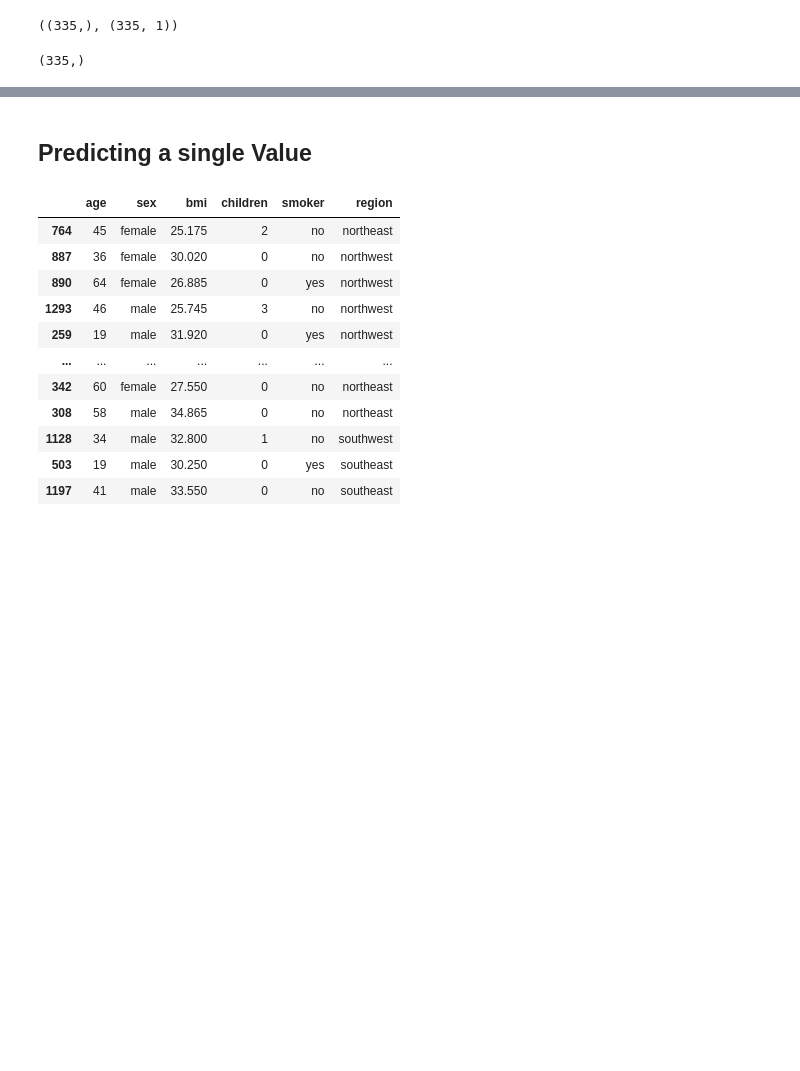
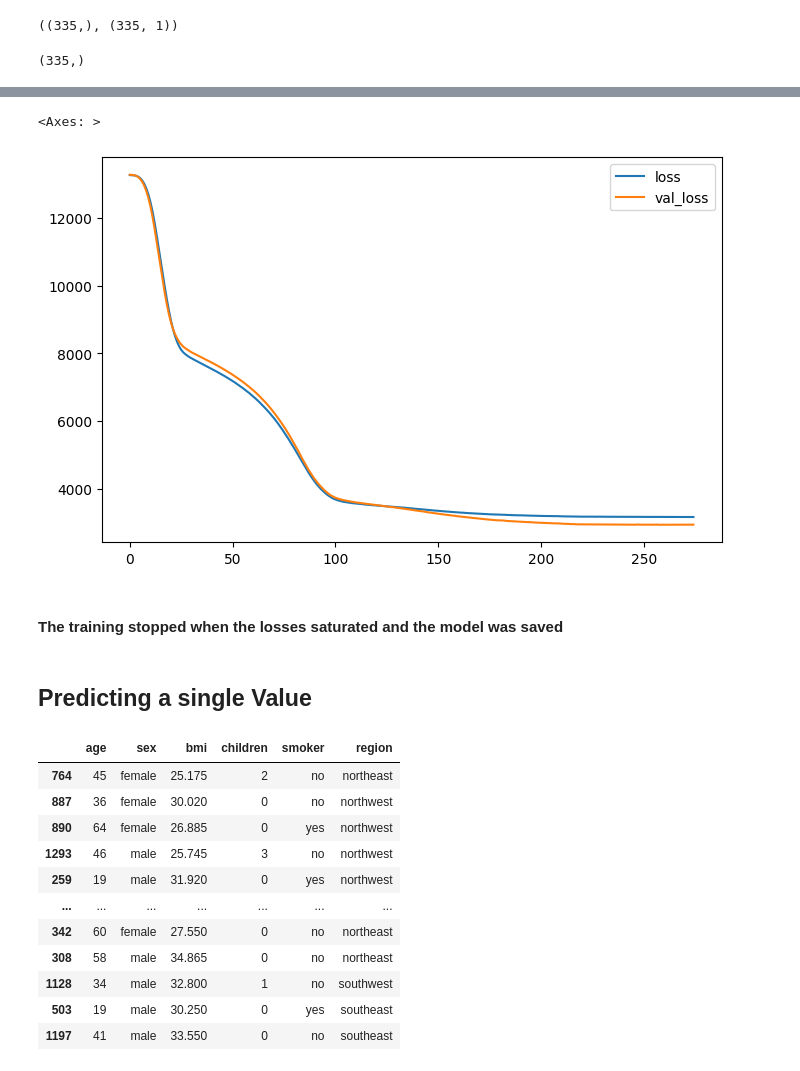
Before and after one commit to afaqueumer/TensorFlow-Dev, a Jupyter notebook: 01 - Regression using TensorFlow.ipynb, the cells around one changed output, grey strips where cells are left out. Saved outputs shown, nothing was run; the diff lists cells and outputs as text; code cells hidden in the pictures; blank space fills up the shorter version.

Commit message:
Added Early stopping and Checkpoint concept

```diff
--- a/01 - Regression using TensorFlow.ipynb
+++ b/01 - Regression using TensorFlow.ipynb
@@ -192,0 +214,21 @@ history.history
+# %%
+early_stopping = tf.keras.callbacks.EarlyStopping(monitor='val_loss', mode='auto', patience = 10, min_delta=.01,)
+# %%
+# saving best model weights observed during the epochs within early stopping
+model_checkpoint = tf.keras.callbacks.ModelCheckpoint('data/best_model.h5', monitor='val_loss', save_best_only=True, mode='min', verbose=1)
+# %%
+# Set random seed
+tf.random.set_seed(43)
+
+# Build the model (3 layers, 11, 100, 1 units)
+model_es = tf.keras.Sequential([
+        tf.keras.layers.Dense(11, activation="relu", input_shape = x_train_transformed.shape[1:]),
+        tf.keras.layers.Dense(100, activation="relu"),
+        tf.keras.layers.Dense(1)])
+
+# Compile the model
+model_es.compile(loss= tf.keras.losses.mae, optimizer= tf.keras.optimizers.Adam(), metrics= ['mae'])
+
+# Fit the model for 100 epochs
+history_es = model_es.fit(x_train_transformed, y_train, validation_data=(x_test_transformed, y_test), epochs=2000,
+                       callbacks=[early_stopping, model_checkpoint], verbose=1)
@@ -193,3 +263,10 @@ history.history
+# %%
+(pd.DataFrame(history_es.history).loc[:, ['loss', 'val_loss']]).plot(figsize=(8, 5))
+# %% [output]
+<Axes: >
+[figure, added]
+# %% [markdown]
+#### The training stopped when the losses saturated and the model was saved
 # %% [markdown]
 ## Predicting a single Value
 # %%
```
Also changed, not shown: parts of 24 cells of this notebook.
